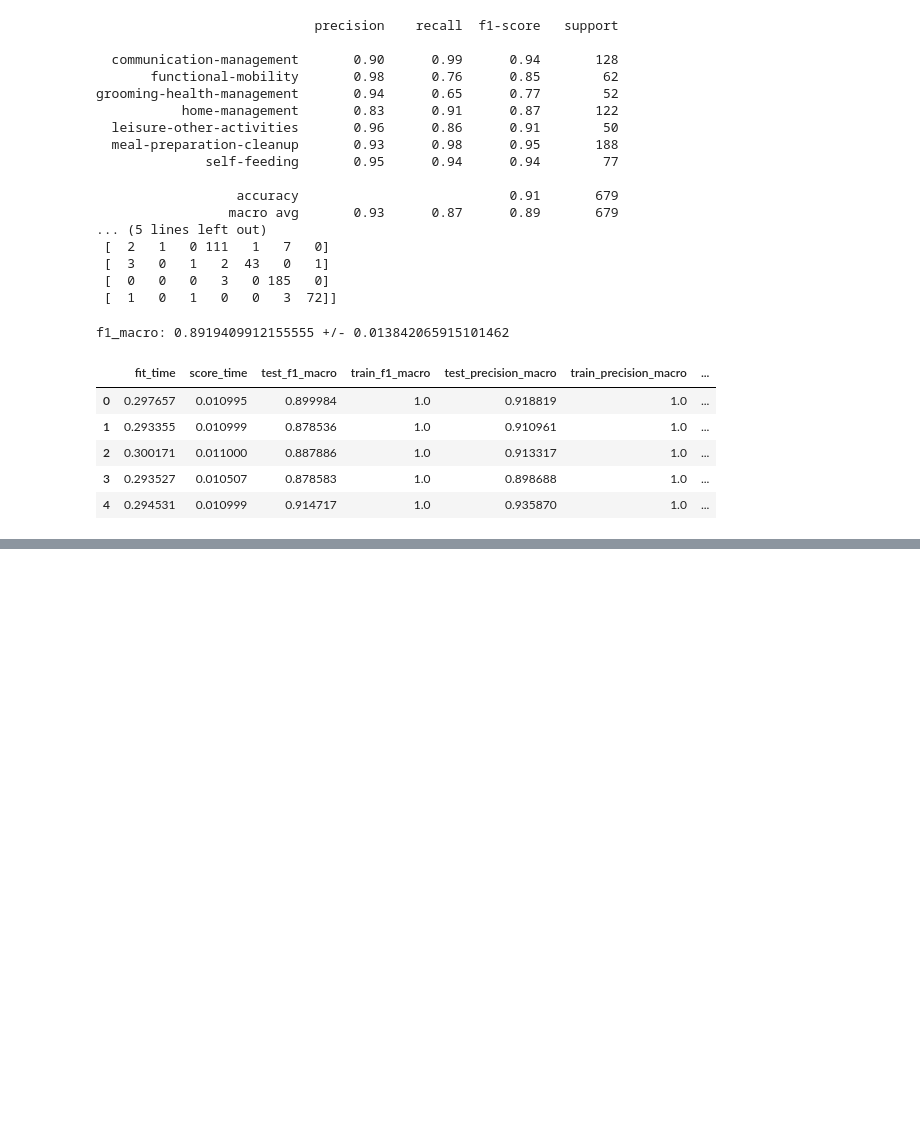
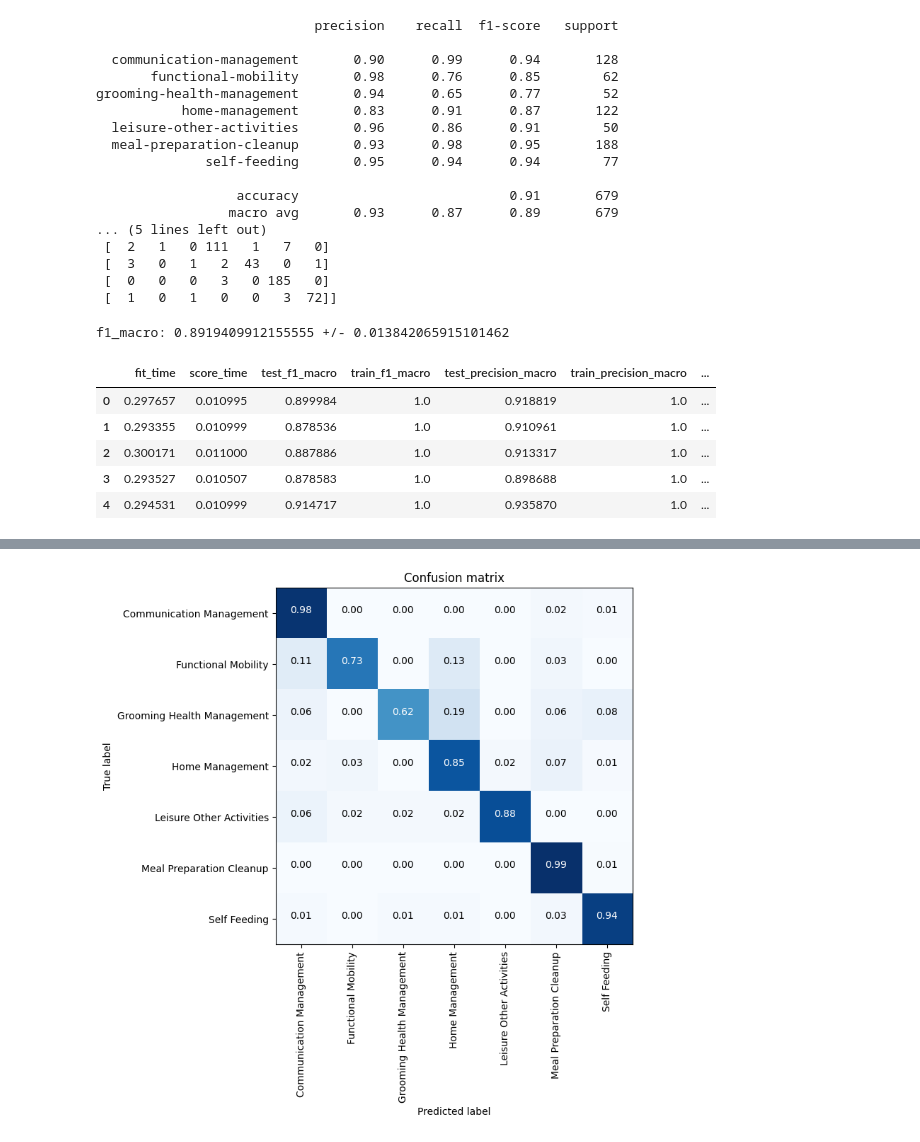
Before and after one commit to adeshkadambi/EgoVizML, a Jupyter notebook: scripts/adl_recognition.ipynb, the cells around one changed output, grey strips where cells are left out. Cells and saved outputs as stored; diff of their text form; code cells hidden in the pictures; blank space fills up the shorter version.

```diff
--- a/scripts/adl_recognition.ipynb
+++ b/scripts/adl_recognition.ipynb
@@ -159,0 +298,4 @@ plt.legend()
+# %%
+plot_confusion_matrix(cm, clf3.classes_, normalize=True)
+# %% [output]
+[figure, added]
```
Also changed, not shown: parts of 9 cells of this notebook.
